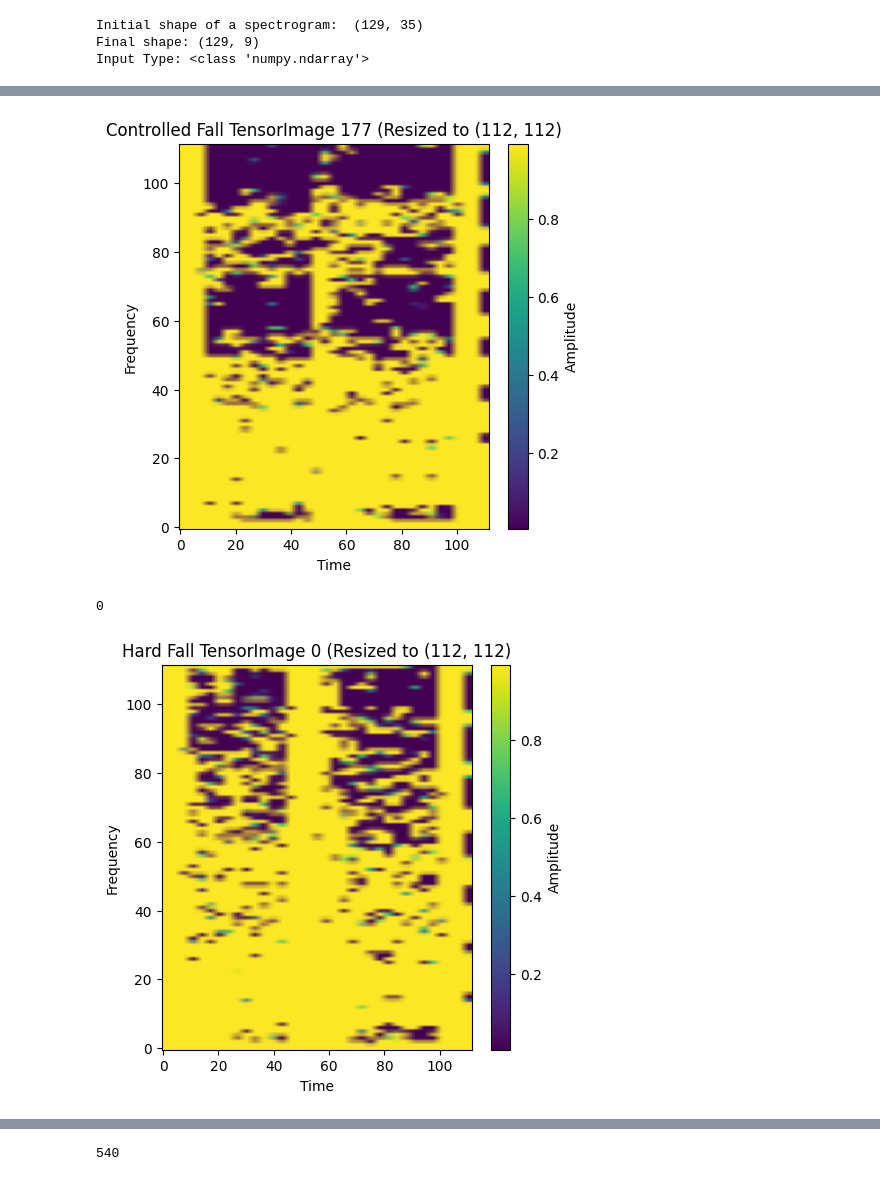
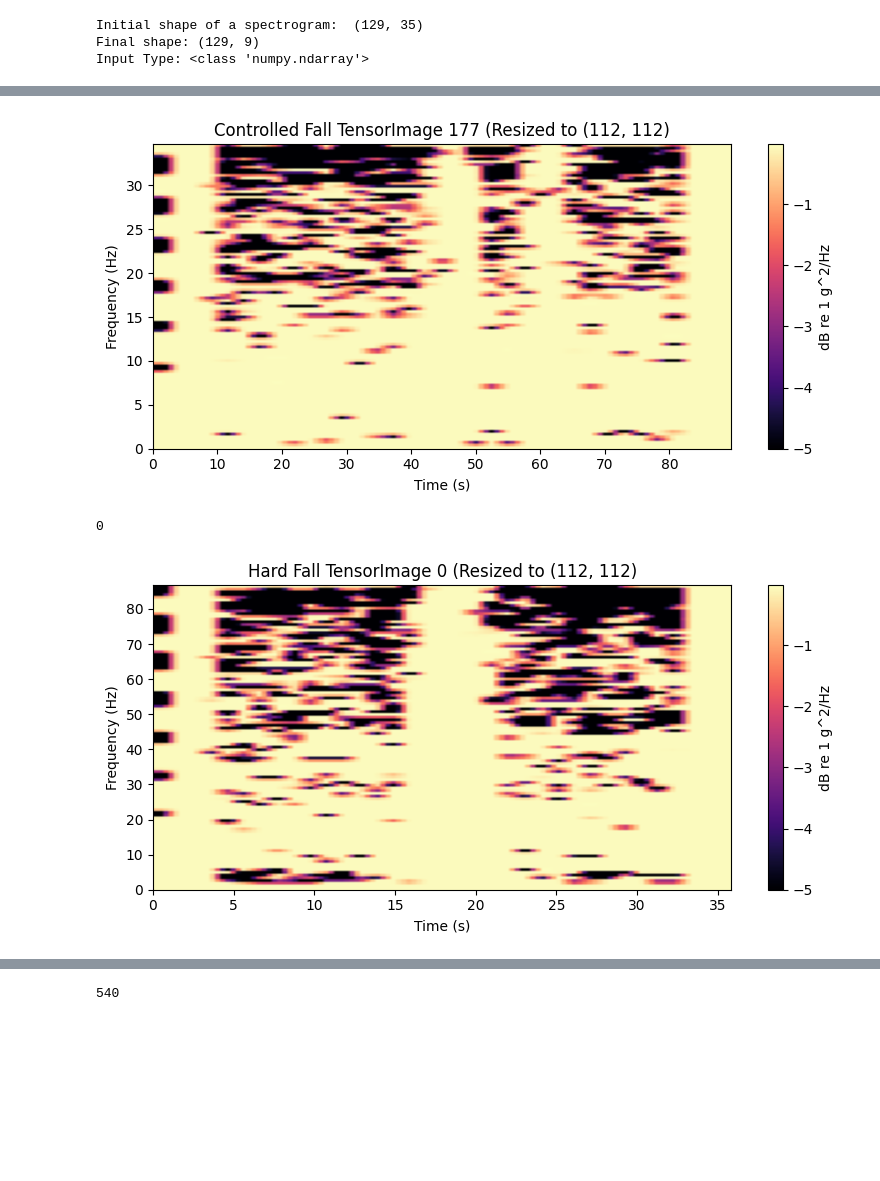
Before and after one commit to Vatnelid-Master-Project/data-analysis, a Jupyter notebook: classification.ipynb, the cells around one changed output, grey strips where cells are left out. Saved outputs shown, nothing was run; the diff lists cells and outputs as text; code cells hidden in the pictures; blank space fills up the shorter version.

```diff
--- a/classification.ipynb
+++ b/classification.ipynb
@@ -222,7 +307,7 @@ Final shape: (129, 9)
 Input Type: <class 'numpy.ndarray'>
 # %%
 # constants you can tweak once
-FLOOR_DB   = -8.0          # dynamic‑range floor, in dB
+FLOOR_DB   = -5.0          # dynamic‑range floor, in dB
 TARGET_HW  = (112,112)     # (H, W)
 TARGET_CH = 6
 EPS = 1e-12
@@ -235,24 +320,23 @@ def create_tensor_image(i : int):
         """
         Convert spectrogram to TensorImage format
         """
-
         # Normalization - turn spectrogram into dB scale
         arr_db = 10 * np.log10(all_spectograms[i])
-        #arr_db = np.clip(arr_db, FLOOR_DB, 0)
+        arr_db = np.clip(arr_db, FLOOR_DB, 0)
 
         # Scale to [0, 1]
-        #arr_01 = (arr_db - FLOOR_DB) / (-FLOOR_DB)
+        arr_01 = (arr_db - FLOOR_DB) / (-FLOOR_DB)
 
         # If spectrogram is multi-channel, convert to grayscale first
         if len(arr_db.shape) == 3:
                 arr_db = np.mean(arr_db, axis=-1)  # average across channels
 
-        #arr_01 = arr_01[:, ::-1].copy() # flip spectrogram
+        arr_01 = arr_01[:, ::-1].copy() # flip spectrogram
 
         # Apply colormap to convert grayscale to color
         # Popular colormaps for spectrograms: 'viridis', 'plasma', 'magma', 'inferno', 'jet', 'hot'
-        colormap = plt.get_cmap('viridis')  # or try 'plasma', 'magma', 'jet'
-        arr_colored = colormap(arr_db)  # This returns RGBA (H, W, 4)
+        colormap = plt.get_cmap('magma')  # or try 'plasma', 'magma', 'jet'
+        arr_colored = colormap(arr_01)  # This returns RGBA (H, W, 4)
 
         # Convert RGBA to RGB (drop alpha channel)
         arr_rgb = arr_colored[:, :, :3]  # (H, W, 3)
@@ -264,6 +348,9 @@ def create_tensor_image(i : int):
         t_resized = torch.nn.functional.interpolate(t, size=TARGET_HW, mode='bilinear', align_corners=False)
 
         return TensorImage(t_resized.squeeze(0))  # (3, H, W)
+
+def get_y(i):
+    return all_labels[i]
 # %%
 get_label_index("Controlled Fall")
 # %% [output]
@@ -271,15 +358,15 @@ get_label_index("Controlled Fall")
 # %%
-show_spectogram(create_tensor_image(183), title=f'Controlled Fall TensorImage {177} (Resized to {TARGET_HW}')
+plot_vibration_spectrogram(create_tensor_image(175), title=f'Controlled Fall TensorImage {177} (Resized to {TARGET_HW}')
 # %% [output]
-[figure, old version]
+[figure, new version]
 # %%
 get_label_index("Hard Fall")
 # %% [output]
 0
 # %%
-show_spectogram(create_tensor_image(0), title=f'Hard Fall TensorImage {0} (Resized to {TARGET_HW}')
+plot_vibration_spectrogram(create_tensor_image(0), title=f'Hard Fall TensorImage {0} (Resized to {TARGET_HW}')
 # %% [output]
-[figure, old version]
+[figure, new version]
 # %%
 get_label_index("SlipTrip")
 # %% [output]
```
Also changed, not shown: parts of 18 cells of this notebook, 3 other files.
